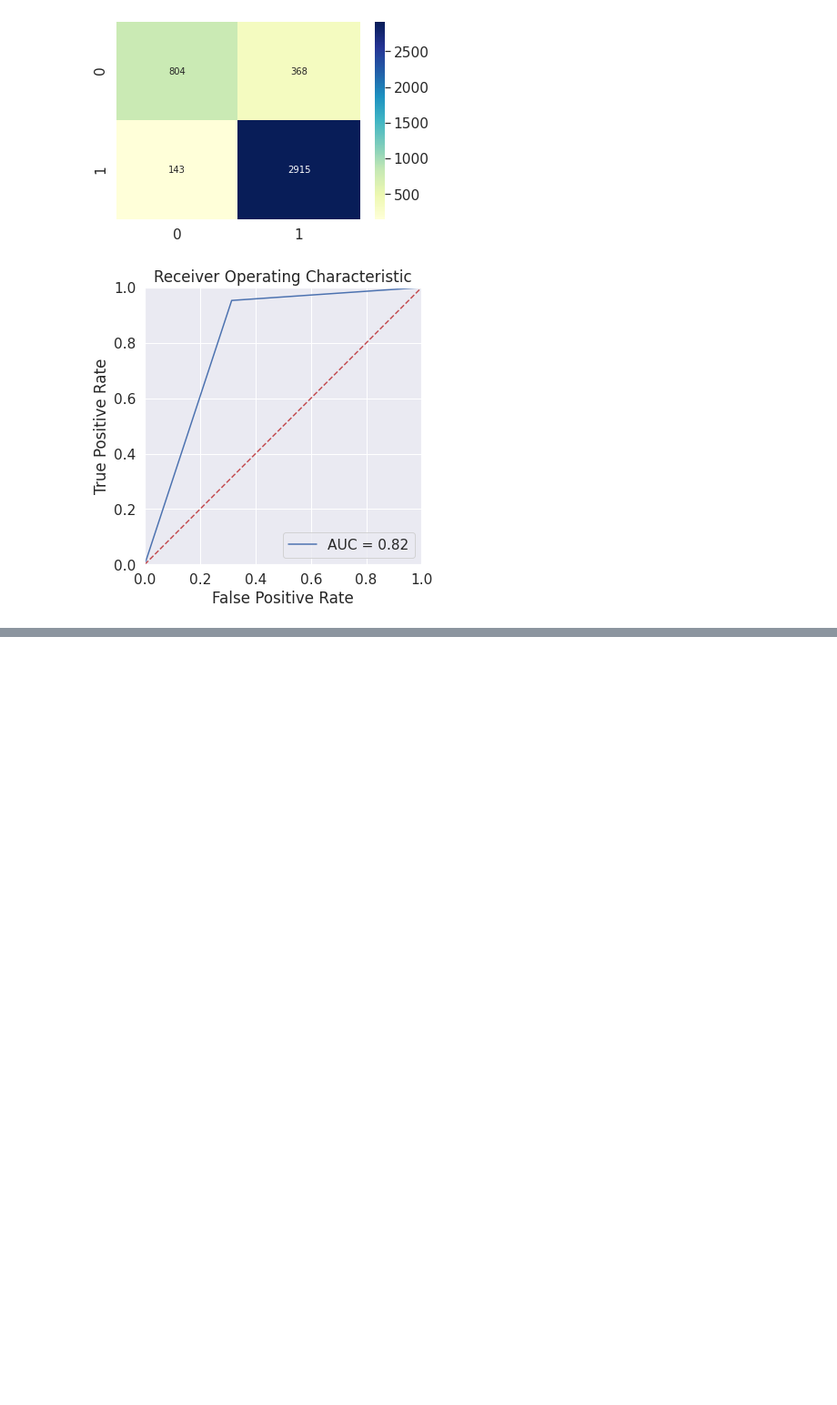
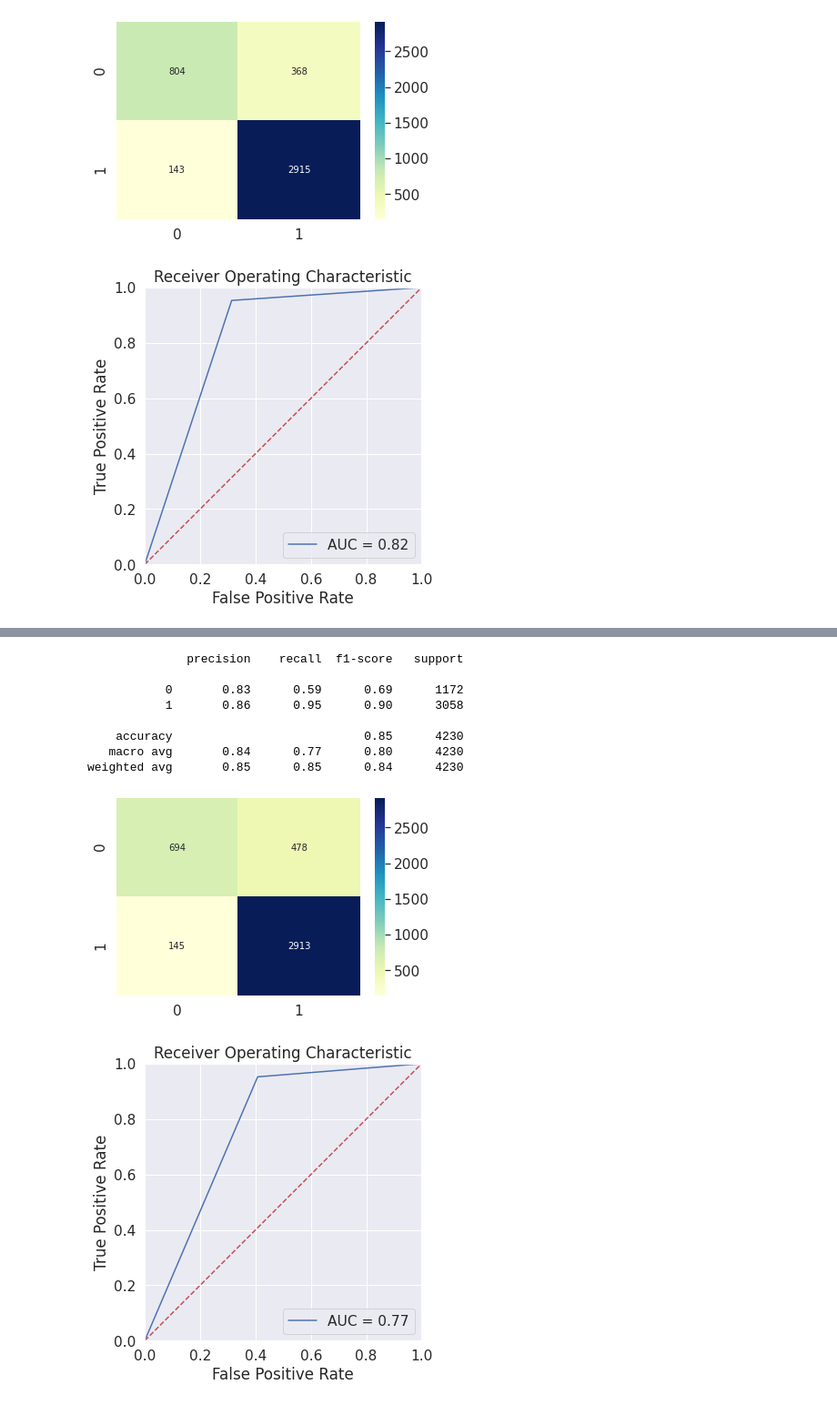
Before and after one commit to FaiZaman/Early-Identification-of-Failing-Students, a Jupyter notebook: Predicting Failing Students.ipynb, the cells around one changed output, grey strips where cells are left out. Shown at 91% size. Cells and saved outputs as stored; diff of their text form; code cells hidden in the pictures; blank space fills up the shorter version.

```diff
--- a/Predicting Failing Students.ipynb
+++ b/Predicting Failing Students.ipynb
@@ -283,0 +347,11 @@ weighted avg       0.88      0.88      0.87      4230
+# %%
+MLP = Sequential()
+MLP.add(Dense(512, activation='relu', input_dim=35))
+MLP.add(Dense(256, activation='relu'))
+MLP.add(Dense(128, activation='relu'))
+MLP.add(Dense(64, activation='relu'))
+MLP.add(Dense(1, activation='sigmoid'))
+MLP.compile(optimizer='adam',
+            loss='binary_crossentropy',
+            metrics=['accuracy'])
+print(MLP.summary())
@@ -283,0 +378,16 @@ weighted avg       0.88      0.88      0.87      4230
+# %%
+batch_size = 32
+
+fail, pass_rate = np.bincount(encoded_StudentData['final_result'])
+total = fail + pass_rate
+
+fail_weight = (1 / fail)*(total)/2.0
+pass_weight = (1 / pass_rate)*(total)/2.0
+class_weights = {0: fail_weight, 1: pass_weight}
+
+#model_save_file = main_path + "models/tfidf_MLP.hdf5"
+#checkpoint = ModelCheckpoint(model_save_file, monitor='val_loss', verbose=0,
+#    save_best_only=True, mode='auto')
+
+MLP.fit(X_train, y_train, batch_size=batch_size,
+        epochs=20, validation_data=(X_test, y_test), class_weight=class_weights)
@@ -283,0 +413,16 @@ weighted avg       0.88      0.88      0.87      4230
+# %%
+MLP = MLPClassifier(random_state=0, hidden_layer_sizes=(256, 128), max_iter=2000).fit(X_train, y_train)
+y_pred = MLP.predict(X_test)
+# %%
+display_results(y_pred, y_test)
+# %% [output]
+              precision    recall  f1-score   support
+
+           0       0.83      0.59      0.69      1172
+           1       0.86      0.95      0.90      3058
+
+    accuracy                           0.85      4230
+   macro avg       0.84      0.77      0.80      4230
+weighted avg       0.85      0.85      0.84      4230
+[figure, added]
+[figure, added]
```
Also changed, not shown: parts of 17 cells of this notebook.
